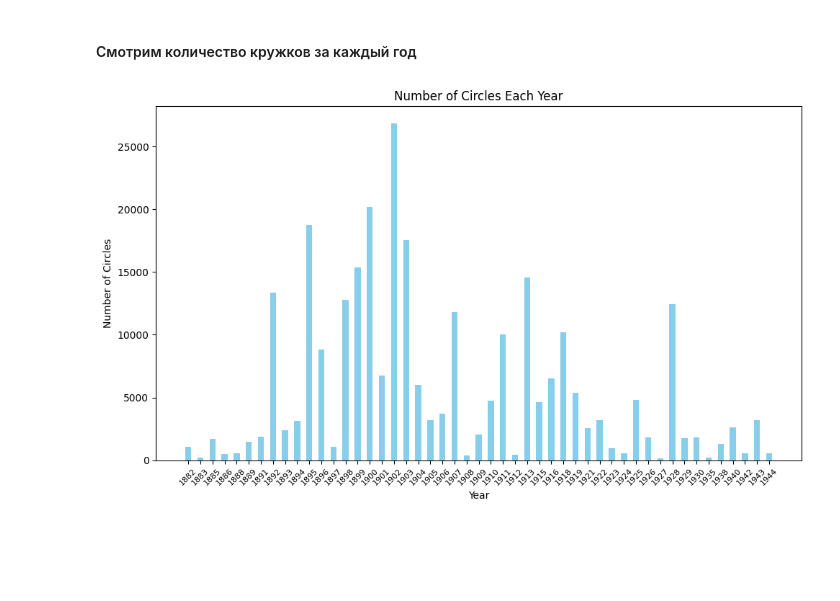
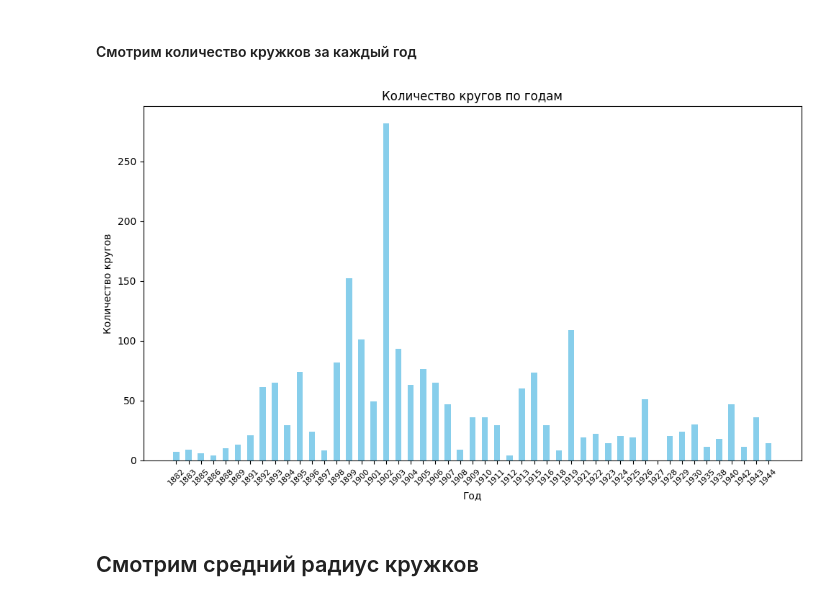
Before and after one commit to pryanik/i3_shades_of_mind, a Jupyter notebook: edges_analysis_munch.ipynb, the cells around one changed output. Cells and saved outputs as stored; diff of their text form; code cells hidden in the pictures; blank space fills up the shorter version.

Commit message:
added graphs for std and updated circles count

```diff
--- a/edges_analysis_munch.ipynb
+++ b/edges_analysis_munch.ipynb
@@ -233,13 +240,9 @@ def plot_results(results):
     bar_width = 0.5
     plt.figure(figsize=(10, 5))
     plt.bar(years, values, color='skyblue', width=bar_width)
-    plt.xlabel('Year')
-    plt.ylabel('Average Total Line Length')
-    plt.title('Average Total Line Length per Year')
+    plt.xlabel('Год')
+    plt.ylabel('Средняя длина линии')
+    plt.title('Средняя длина линии по годам')
     plt.xticks(rotation=45)
     plt.tight_layout()
     plt.show()
-
-
-res = process_images(folder_path)
-plot_results(res)
@@ -256,8 +263,9 @@ def process_images(folder_path):
             filepath = os.path.join(folder_path, filename)
 
             image = cv2.imread(filepath, cv2.IMREAD_GRAYSCALE)
+            image = cv2.resize(image, (128, 128))
 
-            blurred = cv2.GaussianBlur(image, (9, 92), 2)
+            blurred = cv2.GaussianBlur(image, (9, 91), 2)
 
             circles = cv2.HoughCircles(
                 blurred,
@@ -282,9 +290,9 @@ def plot_results(results):
     bar_width = 0.5
     plt.figure(figsize=(50, 10))
     plt.bar(filenames, values, color='skyblue', width=bar_width)
-    plt.xlabel('Image Filename')
-    plt.ylabel('Number of Circles')
-    plt.title('Number of Circles Detected in Each Image')
+    plt.xlabel('Название файла')
+    plt.ylabel('Количество кругов')
+    plt.title('Количество кругов на изображениях')
     plt.xticks(rotation=45, fontsize=8)
     plt.tight_layout()
     plt.show()
@@ -300,7 +308,7 @@ plot_results(results)
 def process_images(folder_path):
     results = {}
 
-    for filename in os.listdir(folder_path):
+    for filename in tqdm(os.listdir(folder_path)):
         if filename.lower().endswith(('.jpeg', '.jpg', '.png')):
             filepath = os.path.join(folder_path, filename)
 
@@ -309,6 +317,7 @@ def process_images(folder_path):
                 continue
 
             image = cv2.imread(filepath, cv2.IMREAD_GRAYSCALE)
+            image = cv2.resize(image, (128, 128))
 
             blurred = cv2.GaussianBlur(image, (9, 9), 2)
 
@@ -335,18 +344,20 @@ results = process_images(folder_path)
 # %%
 def plot_results(results):
     sorted_results = dict(sorted(results.items()))
     years = list(sorted_results.keys())
     values = list(sorted_results.values())
     bar_width = 0.5
     plt.figure(figsize=(10, 6))
     plt.bar(years, values, color='skyblue', width=bar_width)
-    plt.xlabel('Year')
-    plt.ylabel('Number of Circles')
-    plt.title('Number of Circles Each Year')
+    plt.xlabel('Год')
+    plt.ylabel('Количество кругов')
+    plt.title('Количество кругов по годам')
     plt.xticks(rotation=45, fontsize=8)
     plt.tight_layout()
     plt.show()
 
 plot_results(results)
 # %% [output]
-[figure, old version]
+[figure, new version]
+# %% [markdown]
+## Смотрим средний радиус кружков
```
Also changed, not shown: parts of 25 cells of this notebook.
